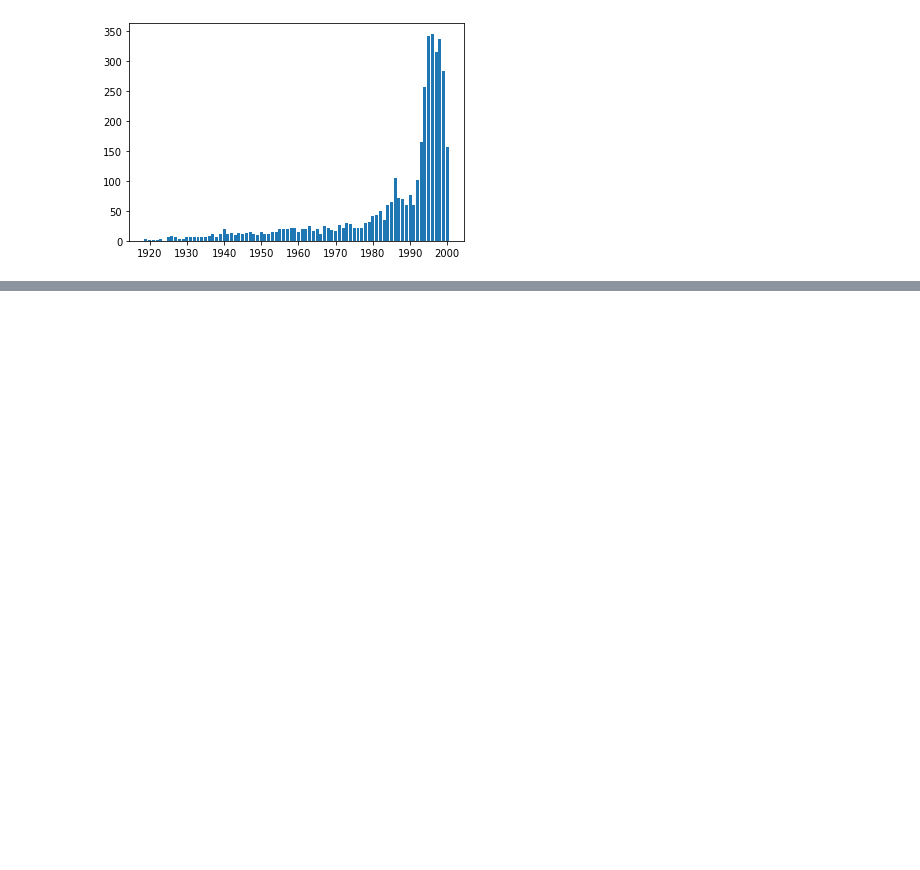
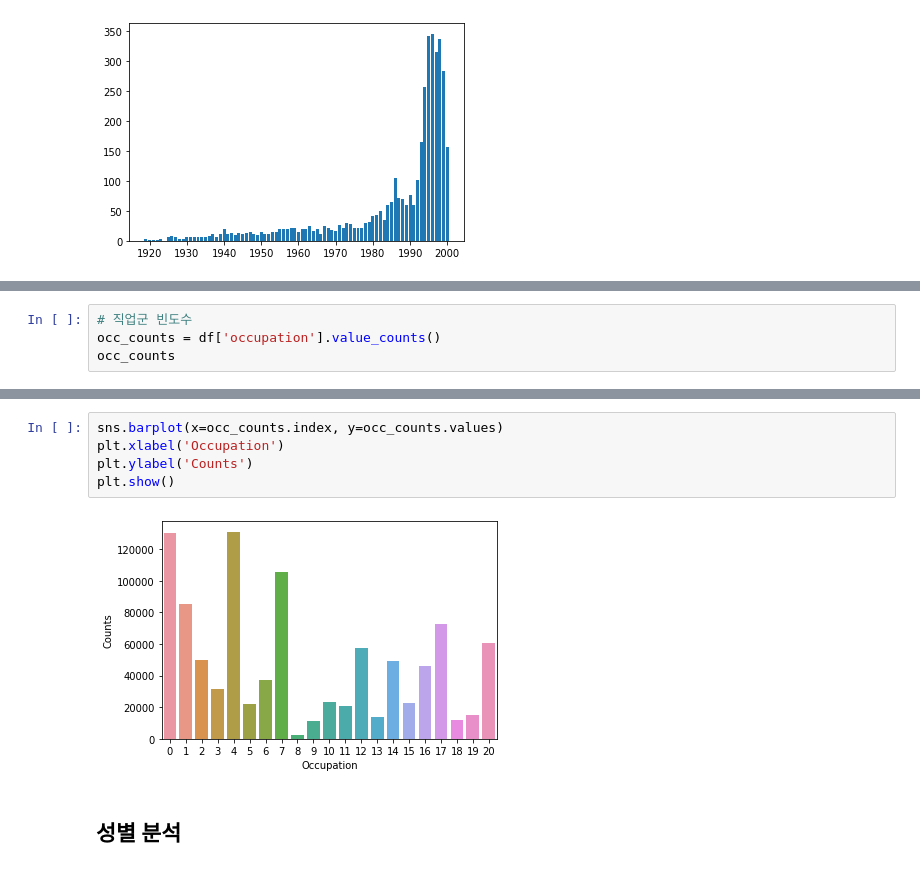
Before and after one commit to Gasijiyo/FirstStep_Python, a Jupyter notebook: py25_movielens.ipynb, the cells around one changed output, grey strips where cells are left out. Drawn from its saved outputs; the diff is of its cells as text; blank space fills up the shorter version.

```diff
--- a/py25_movielens.ipynb
+++ b/py25_movielens.ipynb
@@ -368,0 +597,4 @@ plt.show()
+# %%
+# 직업군 빈도수
+occ_counts = df['occupation'].value_counts()
+occ_counts
@@ -368,0 +619,9 @@ plt.show()
+# %%
+sns.barplot(x=occ_counts.index, y=occ_counts.values)
+plt.xlabel('Occupation')
+plt.ylabel('Counts')
+plt.show()
+# %% [output]
+[figure, added]
+# %% [markdown]
+## 성별 분석
```
Also changed, not shown: parts of 111 cells of this notebook.
